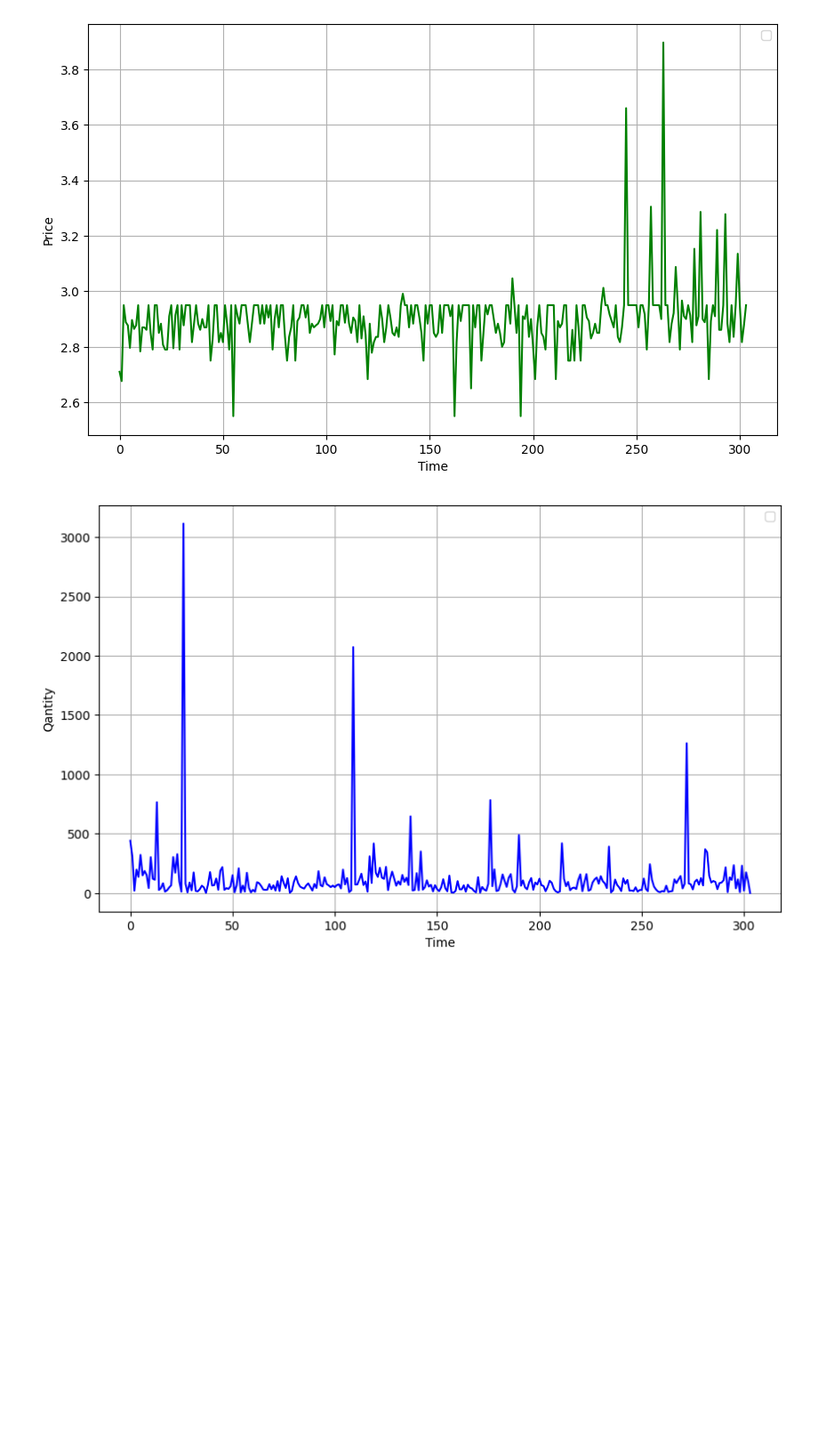
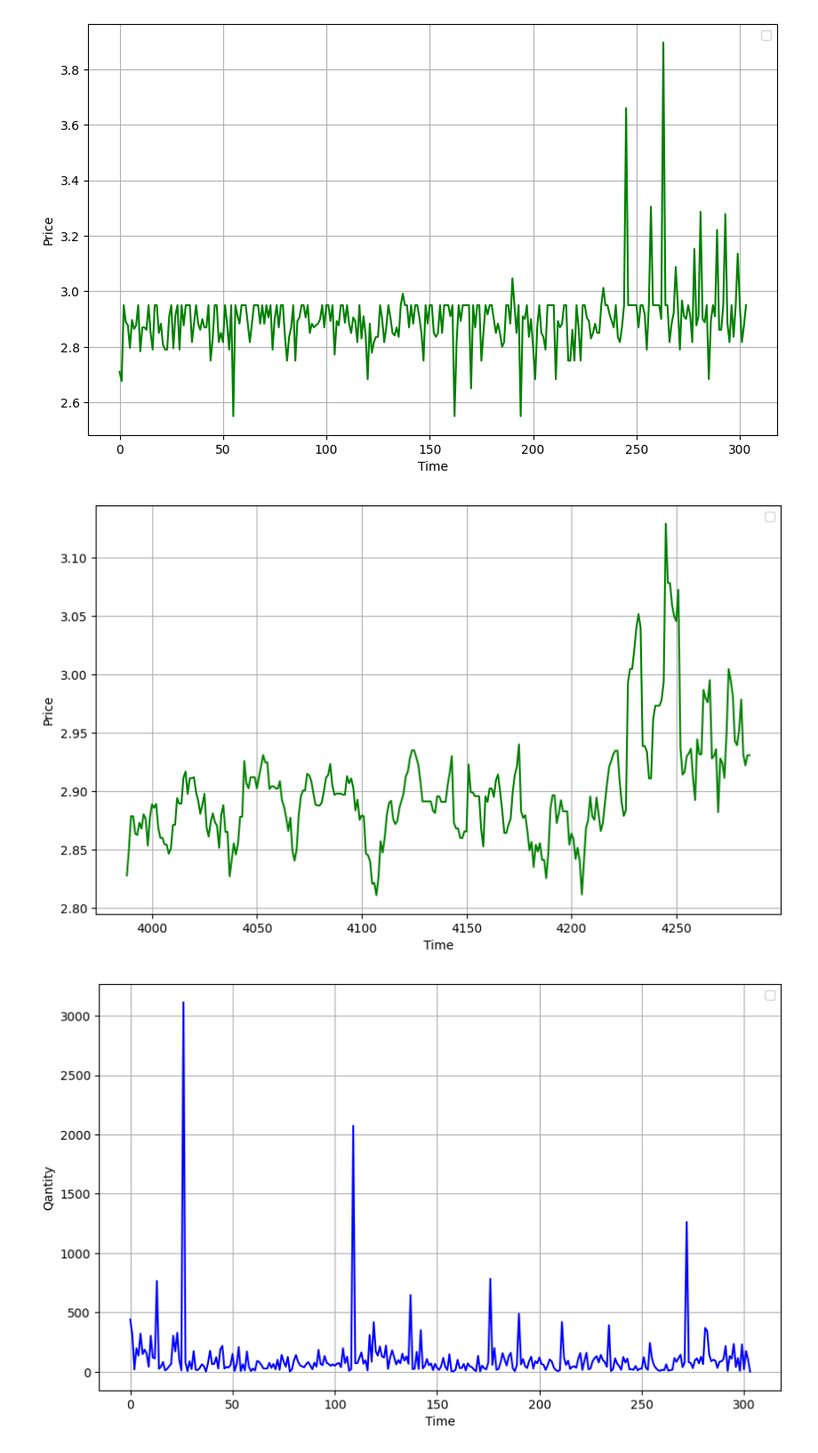
Before and after one commit to t07902301/Price-Elasticity, a Jupyter notebook: Modelling.ipynb, the cells around one changed output. Shown at 89% size. Saved outputs shown, nothing was run; the diff lists cells and outputs as text; code cells hidden in the pictures; blank space fills up the shorter version.

```diff
--- a/Modelling.ipynb
+++ b/Modelling.ipynb
@@ -18,6 +25,19 @@ plt.grid(True)
 plt.show()
 # %% [output]
 [figure]
+# %%
+raw_data['UnitPrice_7D'] = raw_data[raw_data['StockCode'] == '85123A']['UnitPrice'].rolling(window=7).mean()
+# Plot actual vs predicted values
+plt.figure(figsize=(10, 6))
+plt.plot(raw_data['UnitPrice_7D'].to_numpy(), color='green')
+plt.xlabel('Time')
+plt.ylabel('Price')
+# plt.title('Actual vs Predicted Values')
+plt.legend()
+plt.grid(True)
+plt.show()
+# %% [output]
+[figure, added]
 # %%
 
 # Plot actual vs predicted values
```
Also changed, not shown: parts of 24 cells of this notebook, 1 other file.
